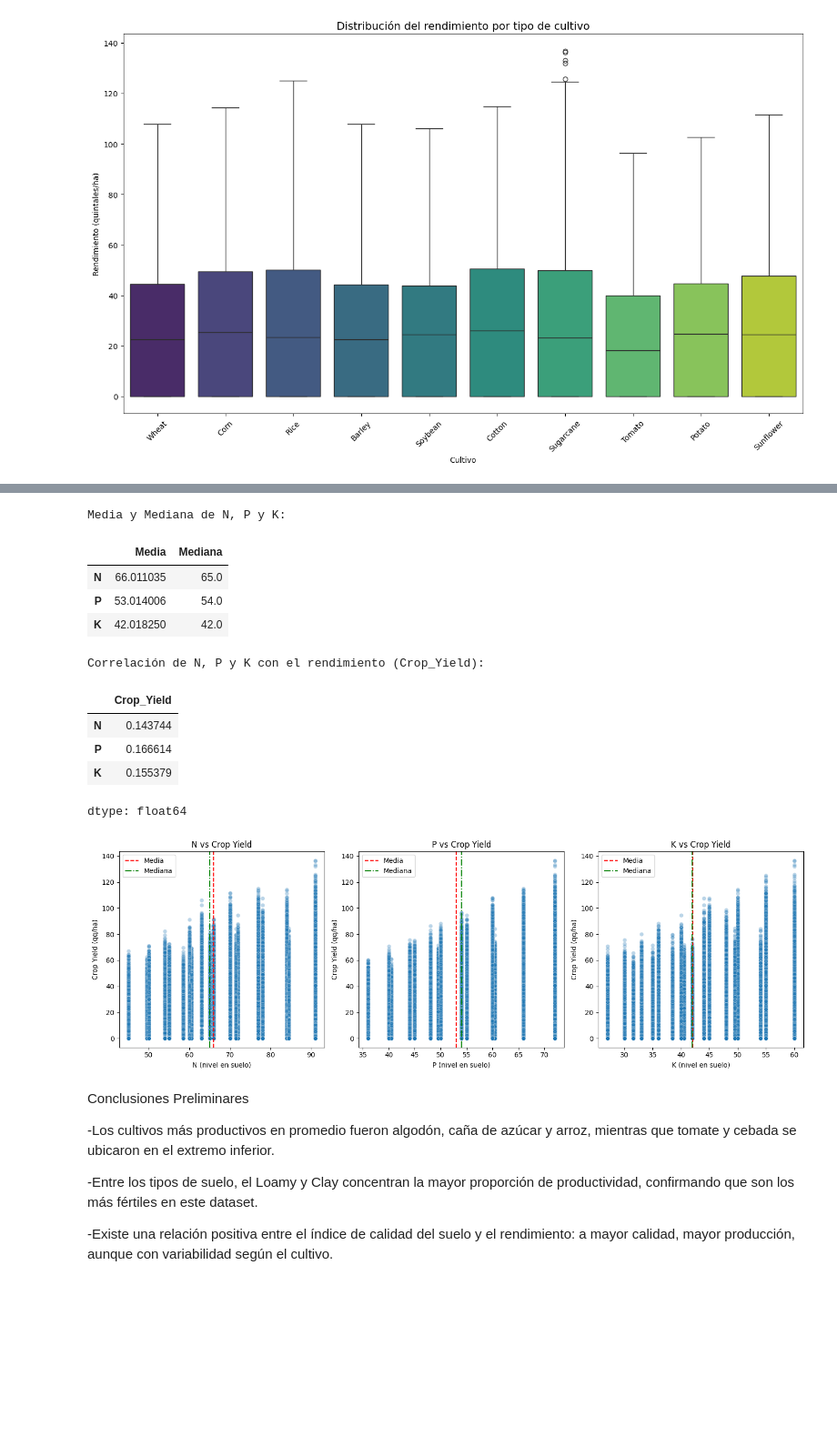
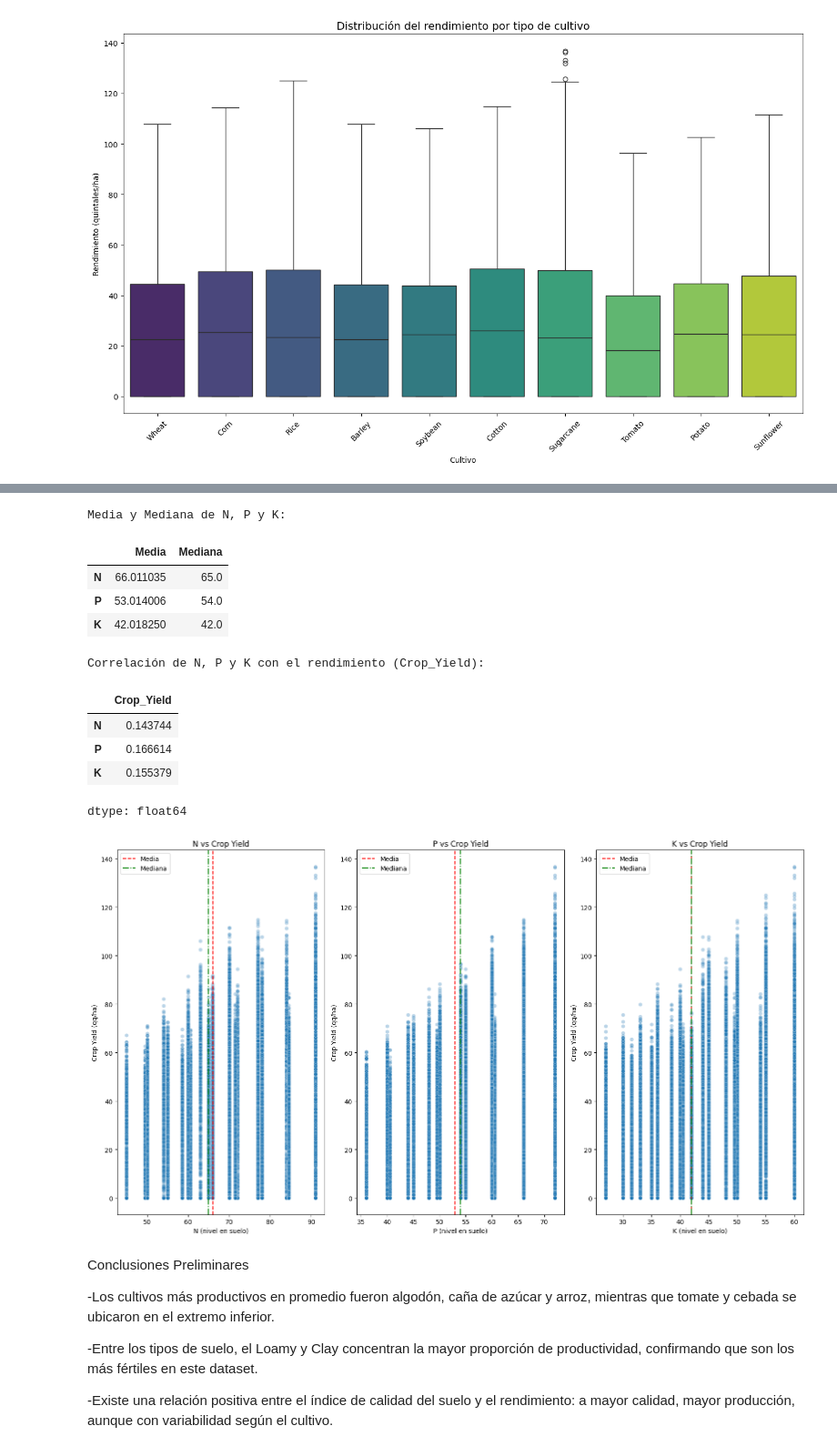
Before and after one commit to IvanSerem/agro-datascience, a Jupyter notebook: ProyectoDS_ParteI_Seremczuk.ipynb, the cells around one changed output, grey strips where cells are left out. Shown at 91% size. Saved outputs shown, nothing was run; the diff lists cells and outputs as text; code cells hidden in the pictures; blank space fills up the shorter version.

```diff
--- a/ProyectoDS_ParteI_Seremczuk.ipynb
+++ b/ProyectoDS_ParteI_Seremczuk.ipynb
@@ -203,35 +203,35 @@ display(correlations)
 
 # --- Comparación visual: distribuciones vs rendimiento ---
 import seaborn as sns
 import matplotlib.pyplot as plt
 
-plt.figure(figsize=(15,5))
+plt.figure(figsize=(16,9))
 
 for i, nutrient in enumerate(["N", "P", "K"], 1):
     plt.subplot(1, 3, i)
     sns.scatterplot(data=df, x=nutrient, y="Crop_Yield", alpha=0.3)
     plt.axvline(df[nutrient].mean(), color="red", linestyle="--", label="Media")
     plt.axvline(df[nutrient].median(), color="green", linestyle="-.", label="Mediana")
     plt.title(f"{nutrient} vs Crop Yield")
     plt.xlabel(f"{nutrient} (nivel en suelo)")
     plt.ylabel("Crop Yield (qq/ha)")
     plt.legend()
 
 plt.tight_layout()
 plt.show()
 # %% [output]
 Media y Mediana de N, P y K:
 |  | Media | Mediana |
 | N | 66.011035 | 65.0 |
 | P | 53.014006 | 54.0 |
 | K | 42.018250 | 42.0 |
 Correlación de N, P y K con el rendimiento (Crop_Yield):
 |  | Crop_Yield |
 | N | 0.143744 |
 | P | 0.166614 |
 | K | 0.155379 |
 dtype: float64
-[figure, old version]
+[figure, new version]
 # %% [markdown]
 Conclusiones Preliminares
 
```
Also changed, not shown: parts of 1 cell of this notebook.
